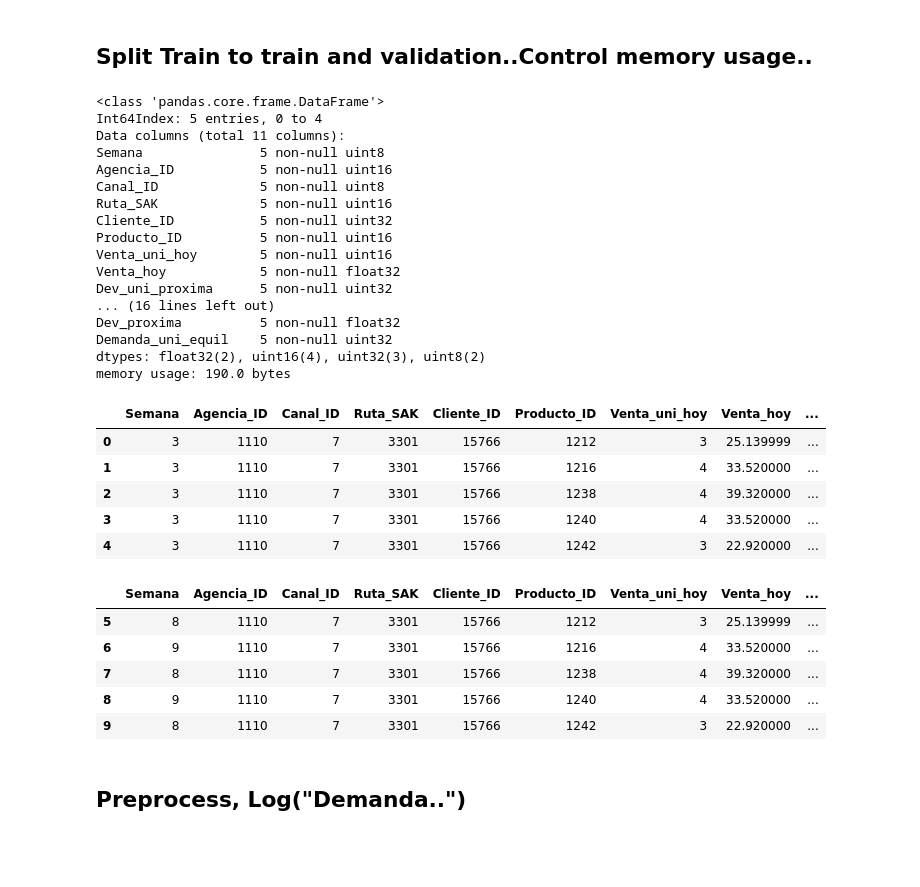
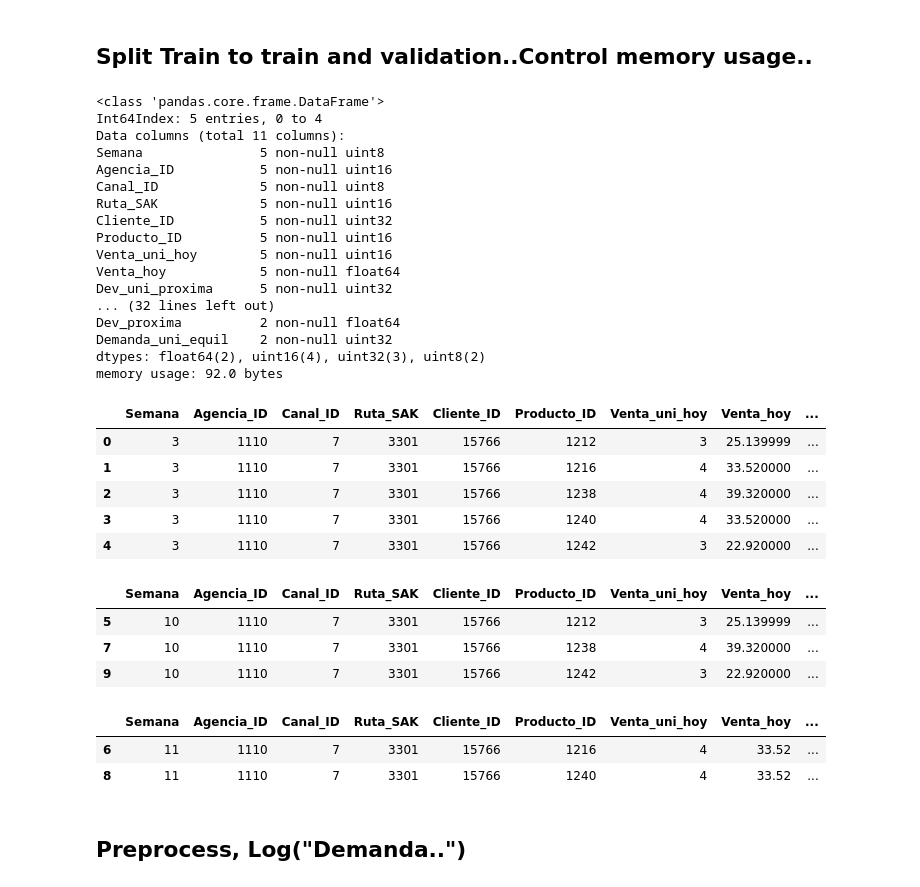
Before and after one commit to berkerkozan/KaggleBimboInventory, a Jupyter notebook: PerfTest/AutomaticFeatureOrderSelect.ipynb, the cells around one changed output. Saved outputs shown, nothing was run; the diff lists cells and outputs as text; code cells hidden in the pictures; blank space fills up the shorter version.

```diff
--- a/PerfTest/AutomaticFeatureOrderSelect.ipynb
+++ b/PerfTest/AutomaticFeatureOrderSelect.ipynb
@@ -261,10 +292,11 @@ class FeatureEngineering:
 # %%
-parameterDict =       {"ValidationStart":8,
- "ValidationEnd":9,
+parameterDict =       {"ValidationStart":10,
+ "ValidationEnd":11,
    "maxLag":2,
     "trainHdfPath":'../../input/train.h5',
     "trainHdfFile":"train",
-    "testHdfPath":"../../input/test.h5",
+    "testHdfPath1":"../../input/test1.h5",
+    "testHdfPath2":"../../input/test2.h5",
     "testHdfFile":"test",
     "trainTypes" : {'Semana':np.uint8, 'Agencia_ID':np.uint16, 'Canal_ID':np.uint8,'Ruta_SAK':np.uint16,
         'Cliente_ID':np.uint32, 'Producto_ID':np.uint16,'Venta_uni_hoy':np.uint16, 'Venta_hoy':np.float32,
@@ -292,16 +348,17 @@ FE.test
 # %% [markdown]
 ## Append test, memory is same??
 # %%
-FE.ReadFirstNRowsOfACsv(5,'both')
+FE.ReadFirstNRowsOfACsv(5,'train')
+#FE.train.info()
+#FE.test1.info()
+FE.test1 = FE.train.copy()
+FE.test1["Semana"] = np.array([10,11,10,11,10]).astype("uint8")
+display(FE.train)
+display(FE.test1)
+FE.AppendTestToTrain()
+display(FE.train)
 FE.train.info()
-FE.test.info()
-FE.test = FE.train.copy()
-FE.test["Semana"] = np.array([8,9,8,9,8]).astype("uint8")
+FE.test1.info()
 display(FE.train)
-display(FE.test)
-FE.AppendTestToTrain()
-FE.train.info()
-FE.test.info()
-display(FE.train)
-display(FE.test)
+display(FE.test1)
 # %% [output]
@@ -356,39 +427,42 @@ AttributeError: FeatureEngineering instance has no attribute 'test'
 # %%
 FE.SplitTrainToTestUsingValidationStart()
 FE.train.info()
-FE.test.info()
+FE.test1.info()
+FE.test2.info()
 display(FE.train)
-display(FE.test)
+display(FE.test1)
+display(FE.test2)
 # %% [output]
 <class 'pandas.core.frame.DataFrame'>
 Int64Index: 5 entries, 0 to 4
 Data columns (total 11 columns):
 Semana               5 non-null uint8
 Agencia_ID           5 non-null uint16
 Canal_ID             5 non-null uint8
 Ruta_SAK             5 non-null uint16
 Cliente_ID           5 non-null uint32
 Producto_ID          5 non-null uint16
 Venta_uni_hoy        5 non-null uint16
-Venta_hoy            5 non-null float32
+Venta_hoy            5 non-null float64
 Dev_uni_proxima      5 non-null uint32
-... (16 lines left out)
-Dev_proxima          5 non-null float32
-Demanda_uni_equil    5 non-null uint32
-dtypes: float32(2), uint16(4), uint32(3), uint8(2)
-memory usage: 190.0 bytes
+... (32 lines left out)
+Dev_proxima          2 non-null float64
+Demanda_uni_equil    2 non-null uint32
+dtypes: float64(2), uint16(4), uint32(3), uint8(2)
+memory usage: 92.0 bytes
 |  | Semana | Agencia_ID | Canal_ID | Ruta_SAK | Cliente_ID | Producto_ID | Venta_uni_hoy | Venta_hoy | ... |
 | 0 | 3 | 1110 | 7 | 3301 | 15766 | 1212 | 3 | 25.139999 | ... |
 | 1 | 3 | 1110 | 7 | 3301 | 15766 | 1216 | 4 | 33.520000 | ... |
 | 2 | 3 | 1110 | 7 | 3301 | 15766 | 1238 | 4 | 39.320000 | ... |
 | 3 | 3 | 1110 | 7 | 3301 | 15766 | 1240 | 4 | 33.520000 | ... |
 | 4 | 3 | 1110 | 7 | 3301 | 15766 | 1242 | 3 | 22.920000 | ... |
 |  | Semana | Agencia_ID | Canal_ID | Ruta_SAK | Cliente_ID | Producto_ID | Venta_uni_hoy | Venta_hoy | ... |
-| 5 | 8 | 1110 | 7 | 3301 | 15766 | 1212 | 3 | 25.139999 | ... |
-| 6 | 9 | 1110 | 7 | 3301 | 15766 | 1216 | 4 | 33.520000 | ... |
-| 7 | 8 | 1110 | 7 | 3301 | 15766 | 1238 | 4 | 39.320000 | ... |
-| 8 | 9 | 1110 | 7 | 3301 | 15766 | 1240 | 4 | 33.520000 | ... |
-| 9 | 8 | 1110 | 7 | 3301 | 15766 | 1242 | 3 | 22.920000 | ... |
+| 5 | 10 | 1110 | 7 | 3301 | 15766 | 1212 | 3 | 25.139999 | ... |
+| 7 | 10 | 1110 | 7 | 3301 | 15766 | 1238 | 4 | 39.320000 | ... |
+| 9 | 10 | 1110 | 7 | 3301 | 15766 | 1242 | 3 | 22.920000 | ... |
+|  | Semana | Agencia_ID | Canal_ID | Ruta_SAK | Cliente_ID | Producto_ID | Venta_uni_hoy | Venta_hoy | ... |
+| 6 | 11 | 1110 | 7 | 3301 | 15766 | 1216 | 4 | 33.52 | ... |
+| 8 | 11 | 1110 | 7 | 3301 | 15766 | 1240 | 4 | 33.52 | ... |
 # %% [markdown]
 ## Preprocess, Log("Demanda..")
 # %%
```
Also changed, not shown: parts of 24 cells of this notebook, 3 other files.
